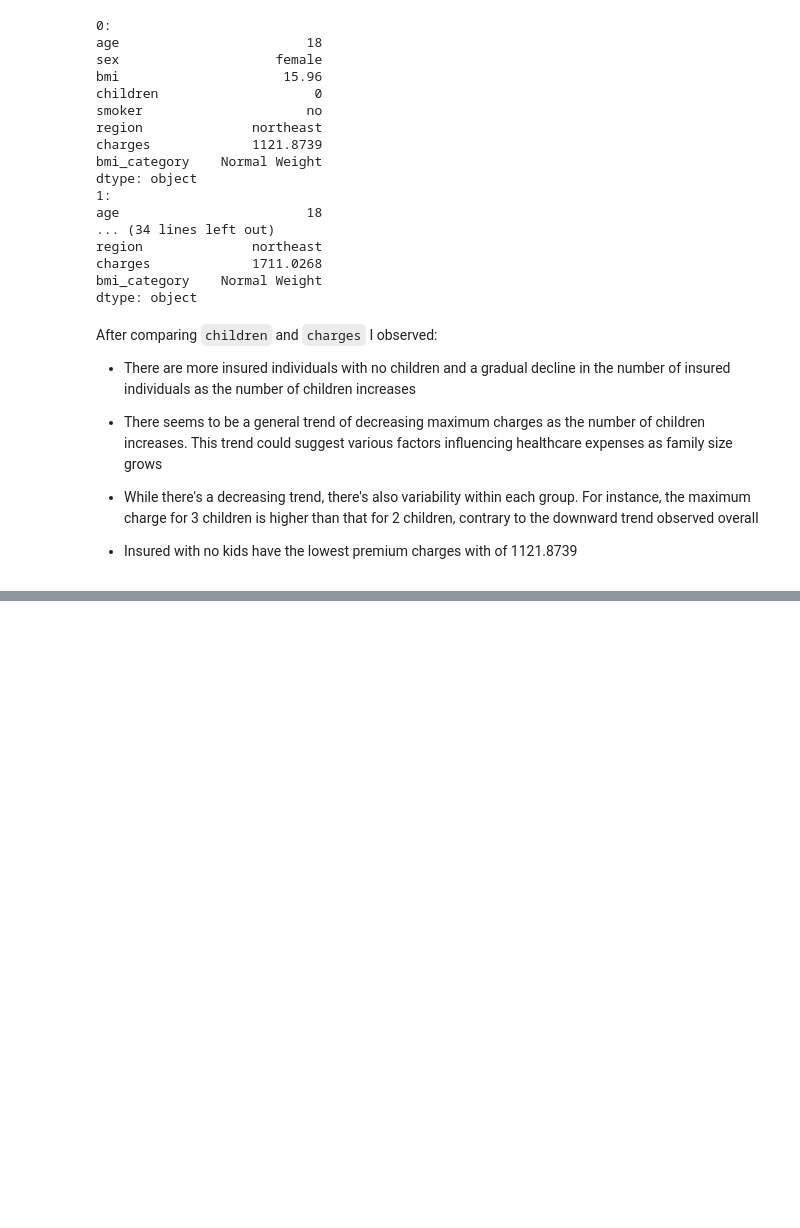
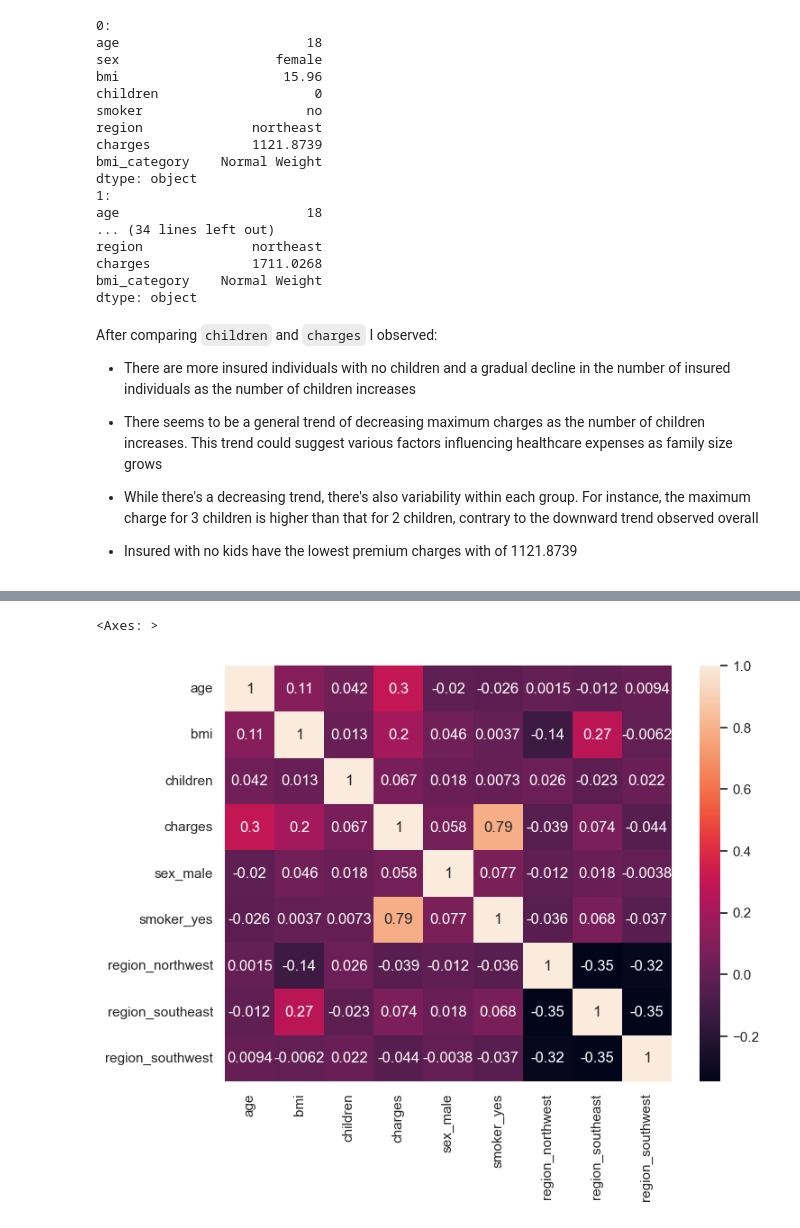
Before and after one commit to bisiAlgoRuthM/Predictive-Modeling-of-Health-Insurance-Charges--Understanding-Factors-Influencing-Costs-, a Jupyter notebook: data-load-transform-explore.ipynb, the cells around one changed output, grey strips where cells are left out. Cells and saved outputs as stored; diff of their text form; code cells hidden in the pictures; blank space fills up the shorter version.

```diff
--- a/data-load-transform-explore.ipynb
+++ b/data-load-transform-explore.ipynb
@@ -540,0 +539,5 @@ X_train, X_test, y_train, y_test = train_test_split(X, y, test_size=0.2, random_
+# %%
+for x in ['sex', 'children', 'smoker', 'region']:
+    df[x] = df[x].astype('category')
+
+df.dtypes
@@ -540,0 +565,10 @@ X_train, X_test, y_train, y_test = train_test_split(X, y, test_size=0.2, random_
+# %%
+
+# Using Pandas get_dummies to one-hot encode categorical columns
+
+df_encoded = pd.get_dummies(df, columns=['sex', 'smoker', 'region'], drop_first=True)
+
+# drop_first=True drops the first category to avoid multicollinearity (for binary columns)
+
+# Preview the encoded DataFrame
+print(df_encoded.head())
@@ -540,0 +589,12 @@ X_train, X_test, y_train, y_test = train_test_split(X, y, test_size=0.2, random_
+# %%
+# Assuming 'df' contains the added columns like 'sex_male', 'smoker_yes', 'region_northwest', 'region_southeast', 'region_southwest'
+
+# Convert 'sex_male', 'smoker_yes', 'region_northwest', 'region_southeast', 'region_southwest' columns to 0 and 1
+df_encoded['sex_male'] = df_encoded['sex_male'].apply(lambda x: 1 if x == True else 0)
+df_encoded['smoker_yes'] = df_encoded['smoker_yes'].apply(lambda x: 1 if x == True else 0)
+df_encoded['region_northwest'] = df_encoded['region_northwest'].apply(lambda x: 1 if x == True else 0)
+df_encoded['region_southeast'] = df_encoded['region_southeast'].apply(lambda x: 1 if x == True else 0)
+df_encoded['region_southwest'] = df_encoded['region_southwest'].apply(lambda x: 1 if x == True else 0)
+
+# Display the modified DataFrame
+print(df_encoded.head())
@@ -540,0 +615,8 @@ X_train, X_test, y_train, y_test = train_test_split(X, y, test_size=0.2, random_
+# %%
+#df_encoded =df_encoded.drop(columns=['bmi_category'])
+corr = df_encoded.corr()
+fig = plt.figure(figsize=(8, 6))
+sns.heatmap(corr, annot=True)
+# %% [output]
+<Axes: >
+[figure, added]
```
Also changed, not shown: parts of 24 cells of this notebook, 1 other file.
